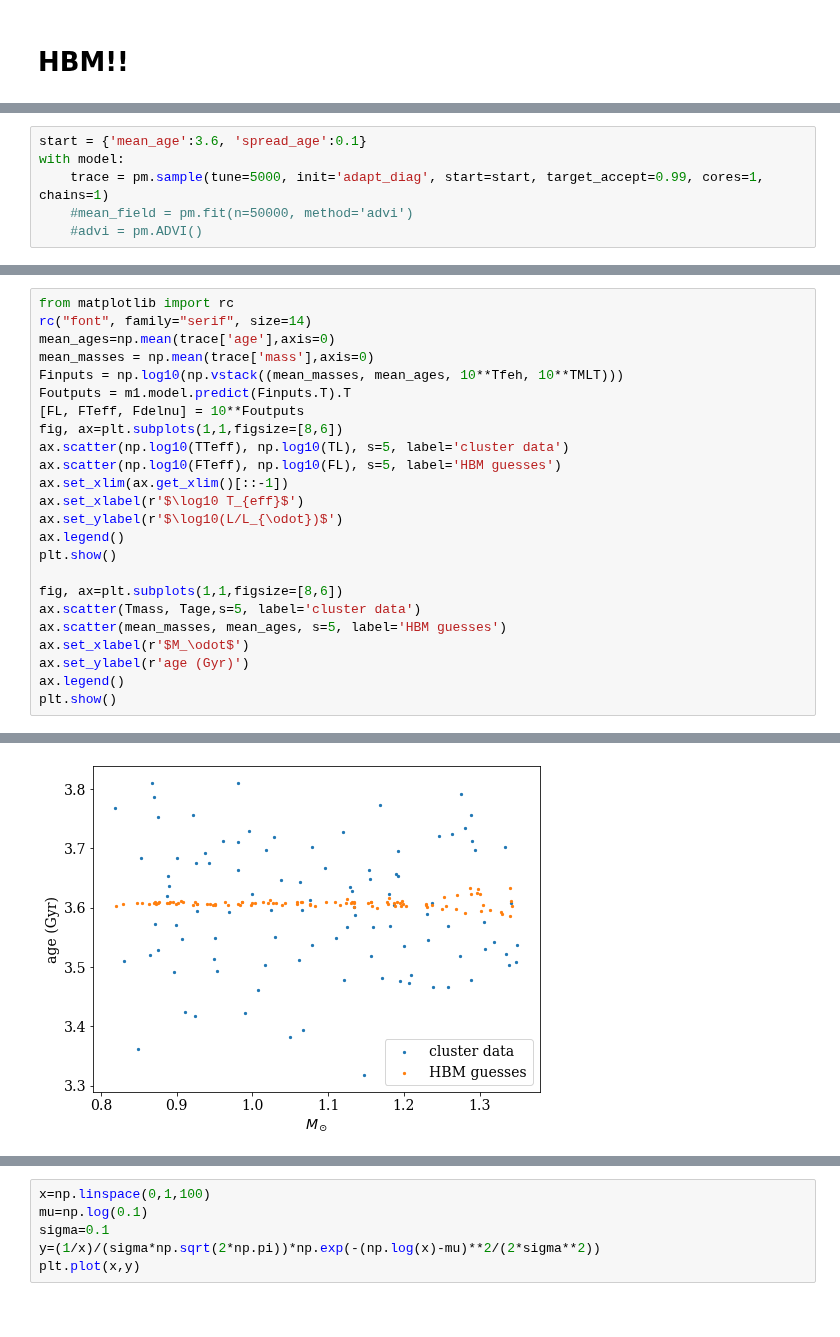
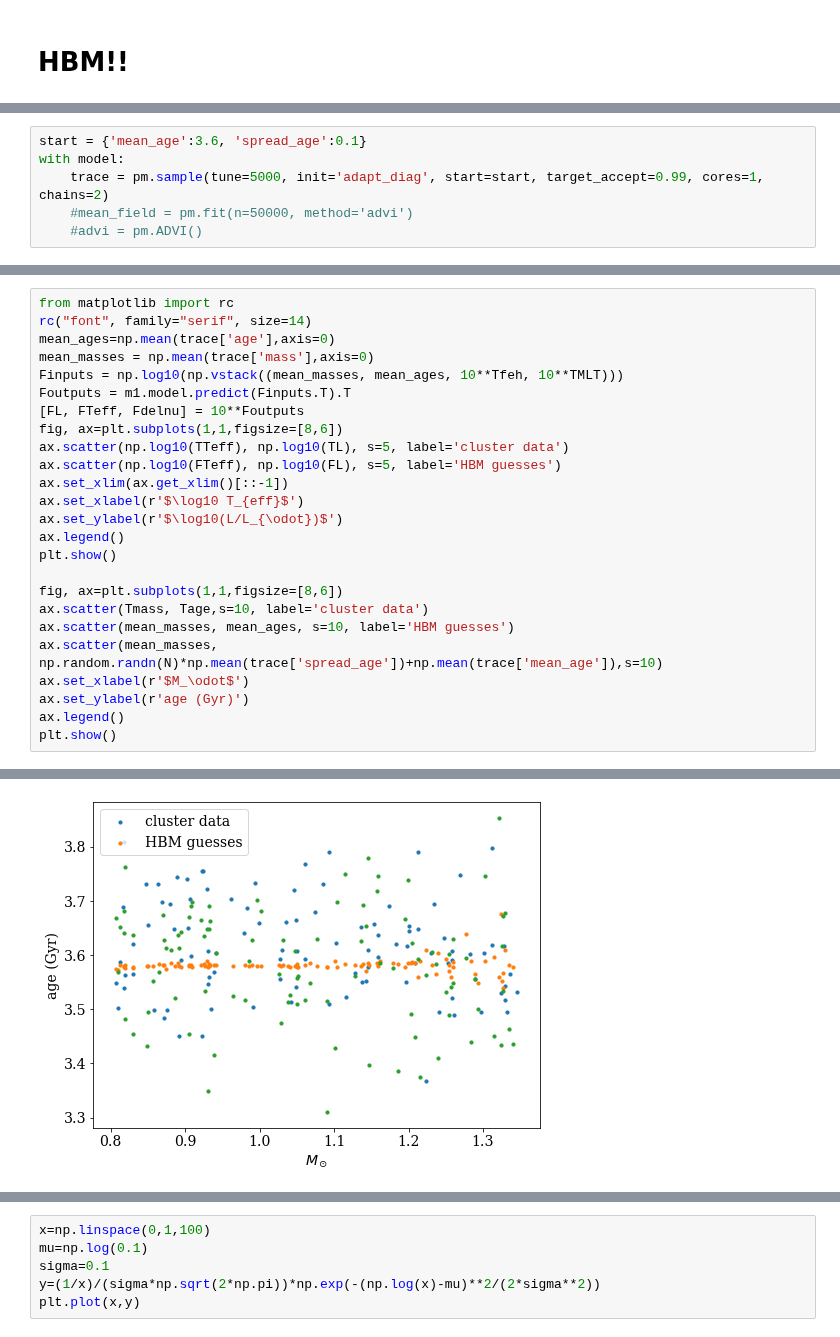
Before and after one commit to Harry-Westwood/Y4-Project-InterNeuralStellar, a Jupyter notebook: Hin's_files/NNpseudo_cluster.ipynb, the cells around one changed output, grey strips where cells are left out. Cells and saved outputs as stored; diff of their text form.

Commit message:
Reran the cluster HBM with 2 chains, more tuning and a very narrow prior on sigma age, got slightly better estimations

```diff
--- a/Hin's_files/NNpseudo_cluster.ipynb
+++ b/Hin's_files/NNpseudo_cluster.ipynb
@@ -73,7 +74,7 @@ with model:
 # %%
 start = {'mean_age':3.6, 'spread_age':0.1}
 with model:
-    trace = pm.sample(tune=5000, init='adapt_diag', start=start, target_accept=0.99, cores=1, chains=1)
+    trace = pm.sample(tune=5000, init='adapt_diag', start=start, target_accept=0.99, cores=1, chains=2)
     #mean_field = pm.fit(n=50000, method='advi')
     #advi = pm.ADVI()
 # %% [output]
@@ -115,8 +124,9 @@ ax.legend()
 plt.show()
 
 fig, ax=plt.subplots(1,1,figsize=[8,6])
-ax.scatter(Tmass, Tage,s=5, label='cluster data')
-ax.scatter(mean_masses, mean_ages, s=5, label='HBM guesses')
+ax.scatter(Tmass, Tage,s=10, label='cluster data')
+ax.scatter(mean_masses, mean_ages, s=10, label='HBM guesses')
+ax.scatter(mean_masses, np.random.randn(N)*np.mean(trace['spread_age'])+np.mean(trace['mean_age']),s=10)
 ax.set_xlabel(r'$M_\odot$')
 ax.set_ylabel(r'age (Gyr)')
 ax.legend()
@@ -126,4 +136,4 @@ plt.show()
-[figure, old version]
+[figure, new version]
 # %%
 pm.summary(trace, var_names=['mean_age','spread_age','age','mass'])
 # %% [output]
```
Also changed, not shown: parts of 9 cells of this notebook.
